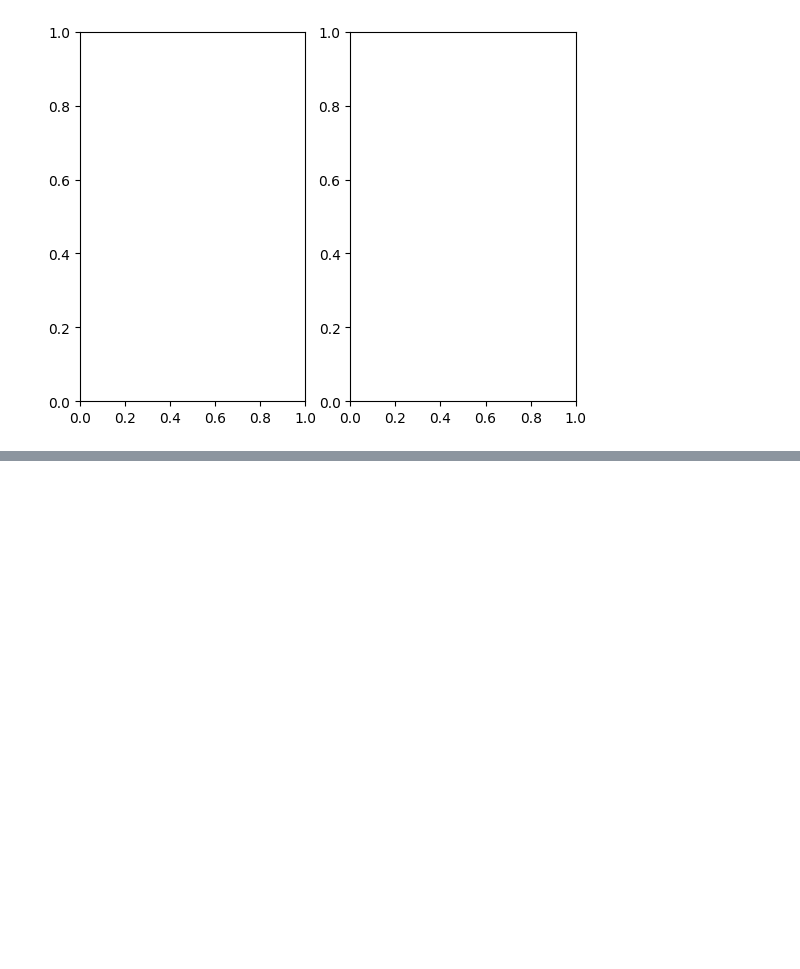
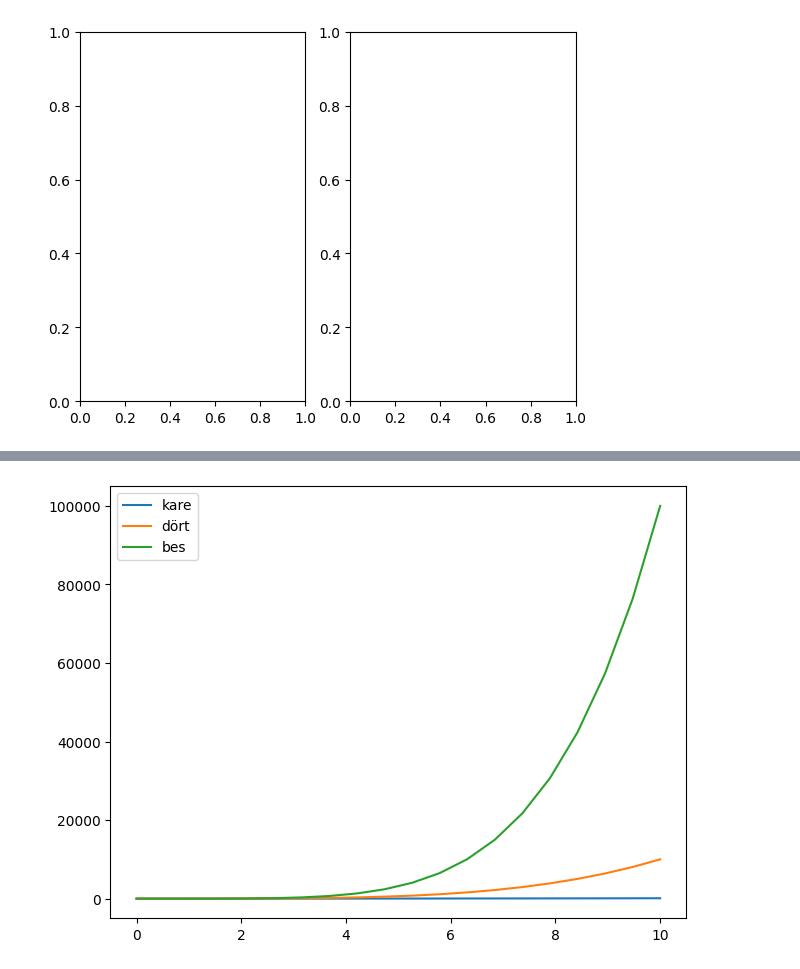
Before and after one commit to emreaytas/PYTHON2, a Jupyter notebook: MATPLOTLİP/matplotlipjupyter.ipynb, the cells around one changed output, grey strips where cells are left out. Cells and saved outputs as stored; diff of their text form; code cells hidden in the pictures; blank space fills up the shorter version.

```diff
--- a/MATPLOTLİP/matplotlipjupyter.ipynb
+++ b/MATPLOTLİP/matplotlipjupyter.ipynb
@@ -152,0 +183,10 @@ axs.plot(newnumpy,newnumpy / 2,"g")
+# %%
+yenifigur = plt.figure() # figur üzerinde birden fazla plot oluşturabiliriz. figsize = (a,b) vermezsek eğer o zaman otomatik olarak sayfaya göre ayarlar.
+yenieksen = yenifigur.add_axes([0.2,0.1,0.9,0.9])
+yenieksen.plot(newnumpy,newnumpy ** 2,label = "kare") # label ile çizgiye isim veririz
+yenieksen.plot(newnumpy,newnumpy ** 4,label = "dört")
+yenieksen.plot(newnumpy,newnumpy ** 5,label = "bes")
+yenieksen.legend(loc = 2)
+plt.show()
+# %% [output]
+[figure, added]
```
Also changed, not shown: parts of 5 cells of this notebook, 5 other files.
